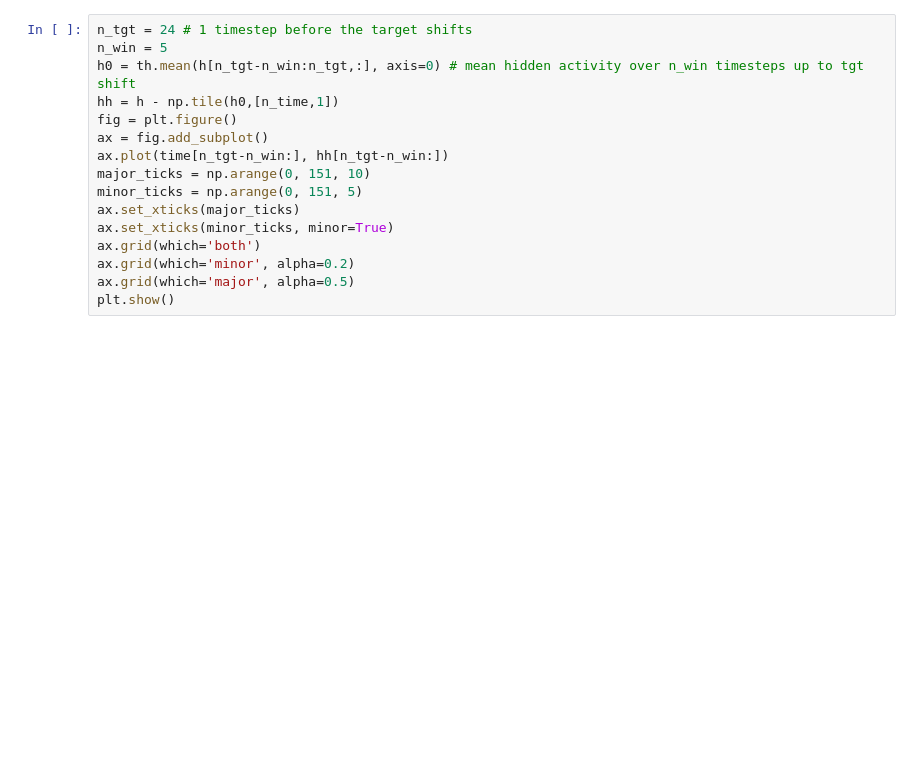
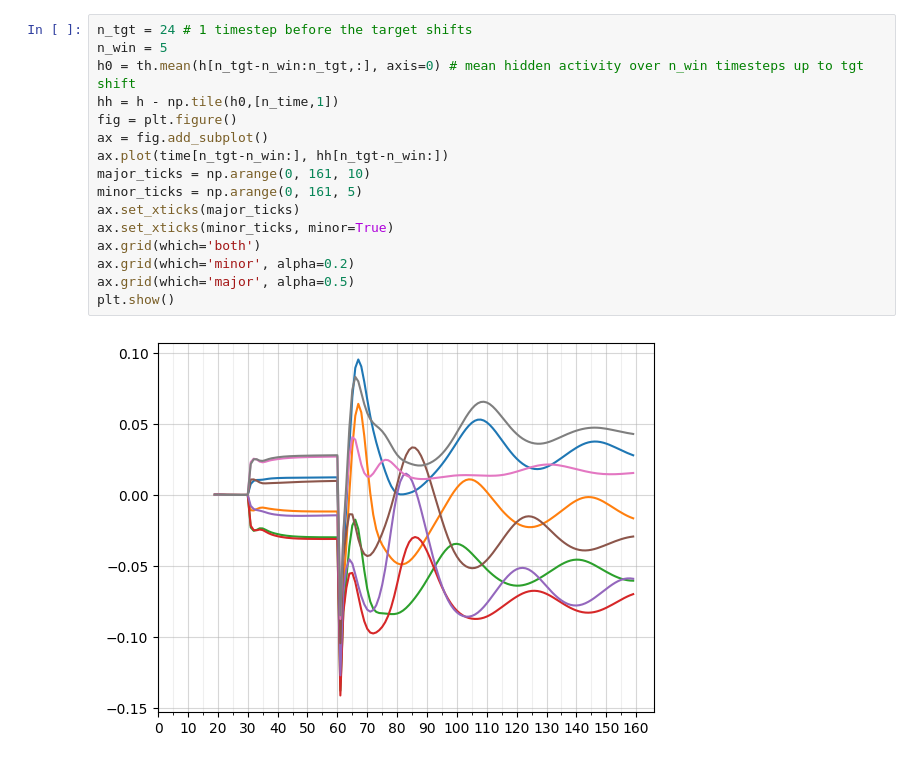
Before and after one commit to paulgribble/motornet_centerout, a Jupyter notebook: golook.ipynb, the cells around one changed output. Cells and saved outputs as stored; diff of their text form; blank space fills up the shorter version.

```diff
--- a/golook.ipynb
+++ b/golook.ipynb
@@ -54,16 +67,18 @@ plt.show()
 # %%
 n_tgt = 24 # 1 timestep before the target shifts
 n_win = 5
 h0 = th.mean(h[n_tgt-n_win:n_tgt,:], axis=0) # mean hidden activity over n_win timesteps up to tgt shift
 hh = h - np.tile(h0,[n_time,1])
 fig = plt.figure()
 ax = fig.add_subplot()
 ax.plot(time[n_tgt-n_win:], hh[n_tgt-n_win:])
-major_ticks = np.arange(0, 151, 10)
-minor_ticks = np.arange(0, 151, 5)
+major_ticks = np.arange(0, 161, 10)
+minor_ticks = np.arange(0, 161, 5)
 ax.set_xticks(major_ticks)
 ax.set_xticks(minor_ticks, minor=True)
 ax.grid(which='both')
 ax.grid(which='minor', alpha=0.2)
 ax.grid(which='major', alpha=0.5)
 plt.show()
+# %% [output]
+[figure, added]
```
Also changed, not shown: parts of 4 cells of this notebook, 2 other files.
